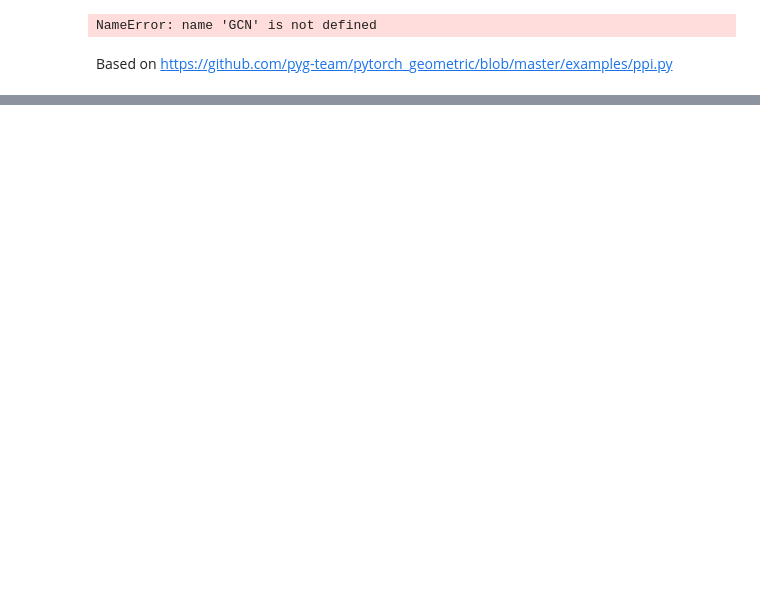
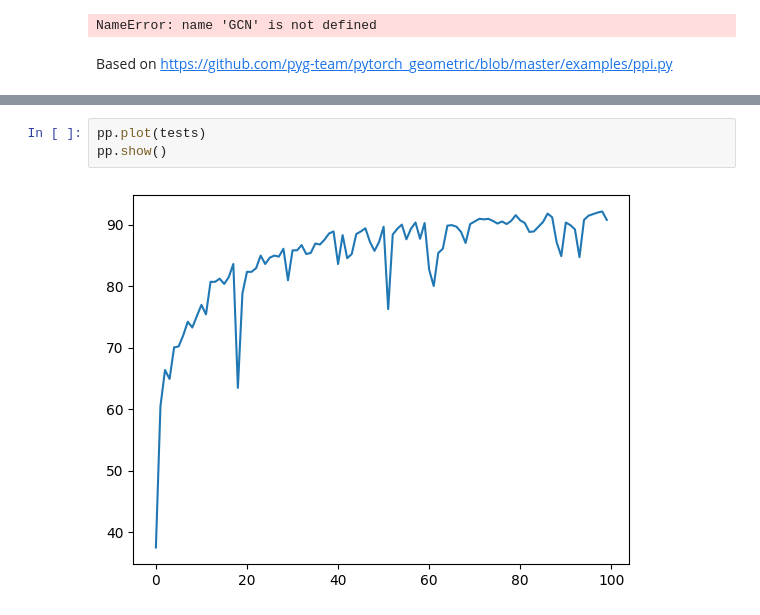
Before and after one commit to mkozlik/MIDS-GNN, a Jupyter notebook: MIDS_GNN.ipynb, the cells around one changed output, grey strips where cells are left out. Drawn from its saved outputs; the diff is of its cells as text; blank space fills up the shorter version.

```diff
--- a/MIDS_GNN.ipynb
+++ b/MIDS_GNN.ipynb
@@ -647,0 +669,5 @@ Epoch: 067, Loss: 0.2914, Train: 40.1100% Test: 37.0441%, Time: 1.93 min
+# %%
+pp.plot(tests)
+pp.show()
+# %% [output]
+[figure, added]
```
Also changed, not shown: parts of 9 cells of this notebook.
